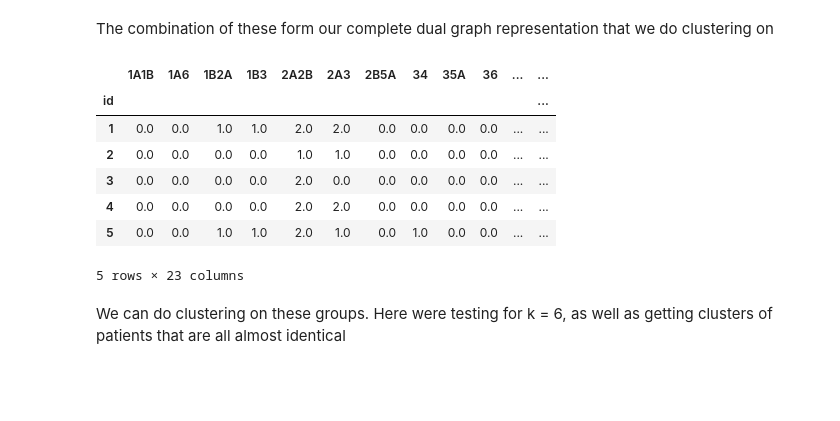
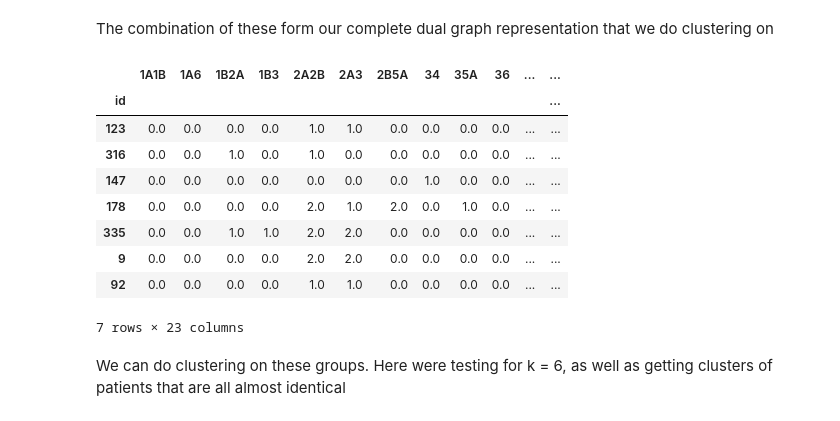
Before and after one commit to uic-evl/LymphaticCancerViz, a Jupyter notebook: synthetic_data/CohortAnalysis.ipynb, the cells around one changed output. Cells and saved outputs as stored; diff of their text form; code cells hidden in the pictures; blank space fills up the shorter version.

```diff
--- a/synthetic_data/CohortAnalysis.ipynb
+++ b/synthetic_data/CohortAnalysis.ipynb
@@ -101,16 +103,18 @@ sd.dual_bigrams.head()
 # %% [markdown]
 The combination of these form our complete dual graph representation that we do clustering on
-# %%
-sd.spatial().head()
-# %% [output]
-|  | 1A1B | 1A6 | 1B2A | 1B3 | 2A2B | 2A3 | 2B5A | 34 | 35A | 36 | ... | ... |
-| id |  |  |  |  |  |  |  |  |  |  |  | ... |
-| 1 | 0.0 | 0.0 | 1.0 | 1.0 | 2.0 | 2.0 | 0.0 | 0.0 | 0.0 | 0.0 | ... | ... |
-| 2 | 0.0 | 0.0 | 0.0 | 0.0 | 1.0 | 1.0 | 0.0 | 0.0 | 0.0 | 0.0 | ... | ... |
-| 3 | 0.0 | 0.0 | 0.0 | 0.0 | 2.0 | 0.0 | 0.0 | 0.0 | 0.0 | 0.0 | ... | ... |
-| 4 | 0.0 | 0.0 | 0.0 | 0.0 | 2.0 | 2.0 | 0.0 | 0.0 | 0.0 | 0.0 | ... | ... |
-| 5 | 0.0 | 0.0 | 1.0 | 1.0 | 2.0 | 1.0 | 0.0 | 1.0 | 0.0 | 0.0 | ... | ... |
-5 rows × 23 columns
+# %%
+sd.spatial().sample(frac=.02, replace = False)
+# %% [output]
+|  | 1A1B | 1A6 | 1B2A | 1B3 | 2A2B | 2A3 | 2B5A | 34 | 35A | 36 | ... | ... |
+| id |  |  |  |  |  |  |  |  |  |  |  | ... |
+| 123 | 0.0 | 0.0 | 0.0 | 0.0 | 1.0 | 1.0 | 0.0 | 0.0 | 0.0 | 0.0 | ... | ... |
+| 316 | 0.0 | 0.0 | 1.0 | 0.0 | 1.0 | 0.0 | 0.0 | 0.0 | 0.0 | 0.0 | ... | ... |
+| 147 | 0.0 | 0.0 | 0.0 | 0.0 | 0.0 | 0.0 | 0.0 | 1.0 | 0.0 | 0.0 | ... | ... |
+| 178 | 0.0 | 0.0 | 0.0 | 0.0 | 2.0 | 1.0 | 2.0 | 0.0 | 1.0 | 0.0 | ... | ... |
+| 335 | 0.0 | 0.0 | 1.0 | 1.0 | 2.0 | 2.0 | 0.0 | 0.0 | 0.0 | 0.0 | ... | ... |
+| 9 | 0.0 | 0.0 | 0.0 | 0.0 | 2.0 | 2.0 | 0.0 | 0.0 | 0.0 | 0.0 | ... | ... |
+| 92 | 0.0 | 0.0 | 0.0 | 0.0 | 1.0 | 1.0 | 0.0 | 0.0 | 0.0 | 0.0 | ... | ... |
+7 rows × 23 columns
 # %% [markdown]
 We can do clustering on these groups.  Here were testing for k = 6, as well as getting clusters of patients that are all almost identical
 # %%
```
Also changed, not shown: parts of 4 cells of this notebook, 1 other file.
